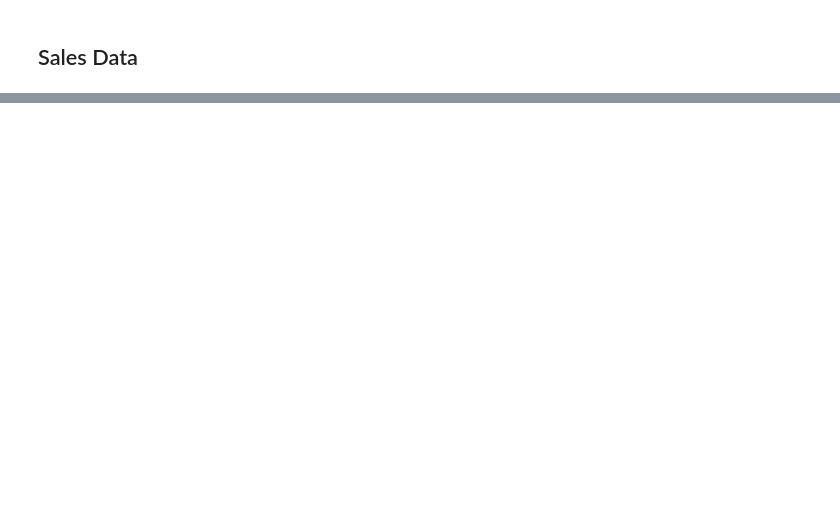
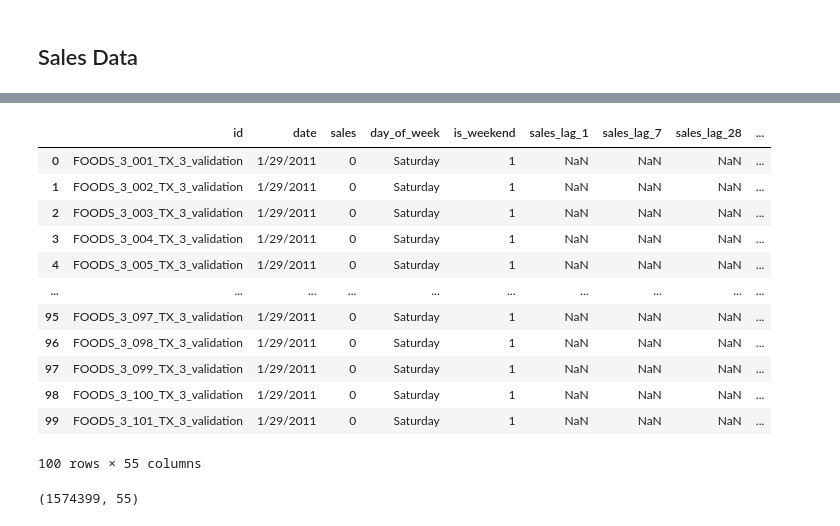
Before and after one commit to aahepburn/Sales-Forecasting, a Jupyter notebook: Data Preview.ipynb, the cells around one changed output, grey strips where cells are left out. Saved outputs shown, nothing was run; the diff lists cells and outputs as text; code cells hidden in the pictures; blank space fills up the shorter version.

```diff
--- a/Data Preview.ipynb
+++ b/Data Preview.ipynb
@@ -27,2 +80,24 @@ sales_data.head(15)
 # %%
 sales_data.shape
+# %%
+features = pd.read_csv('engineered_features.csv')
+# %%
+features.head(100)
+# %% [output]
+|  | id | date | sales | day_of_week | is_weekend | sales_lag_1 | sales_lag_7 | sales_lag_28 | ... |
+| 0 | FOODS_3_001_TX_3_validation | 1/29/2011 | 0 | Saturday | 1 | NaN | NaN | NaN | ... |
+| 1 | FOODS_3_002_TX_3_validation | 1/29/2011 | 0 | Saturday | 1 | NaN | NaN | NaN | ... |
+| 2 | FOODS_3_003_TX_3_validation | 1/29/2011 | 0 | Saturday | 1 | NaN | NaN | NaN | ... |
+| 3 | FOODS_3_004_TX_3_validation | 1/29/2011 | 0 | Saturday | 1 | NaN | NaN | NaN | ... |
+| 4 | FOODS_3_005_TX_3_validation | 1/29/2011 | 0 | Saturday | 1 | NaN | NaN | NaN | ... |
+| ... | ... | ... | ... | ... | ... | ... | ... | ... | ... |
+| 95 | FOODS_3_097_TX_3_validation | 1/29/2011 | 0 | Saturday | 1 | NaN | NaN | NaN | ... |
+| 96 | FOODS_3_098_TX_3_validation | 1/29/2011 | 0 | Saturday | 1 | NaN | NaN | NaN | ... |
+| 97 | FOODS_3_099_TX_3_validation | 1/29/2011 | 0 | Saturday | 1 | NaN | NaN | NaN | ... |
+| 98 | FOODS_3_100_TX_3_validation | 1/29/2011 | 0 | Saturday | 1 | NaN | NaN | NaN | ... |
+| 99 | FOODS_3_101_TX_3_validation | 1/29/2011 | 0 | Saturday | 1 | NaN | NaN | NaN | ... |
+100 rows × 55 columns
+# %%
+features.shape
+# %% [output]
+(1574399, 55)
```
Also changed, not shown: parts of 5 cells of this notebook.
